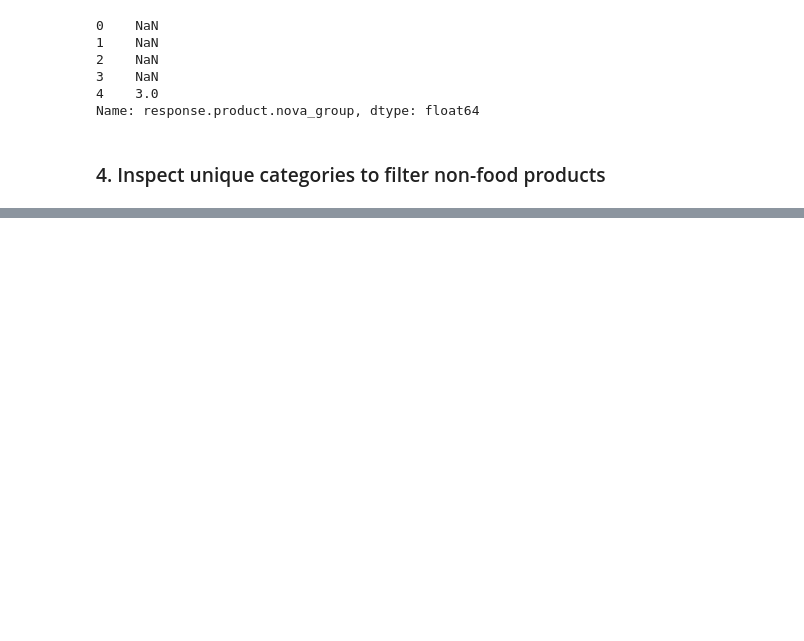
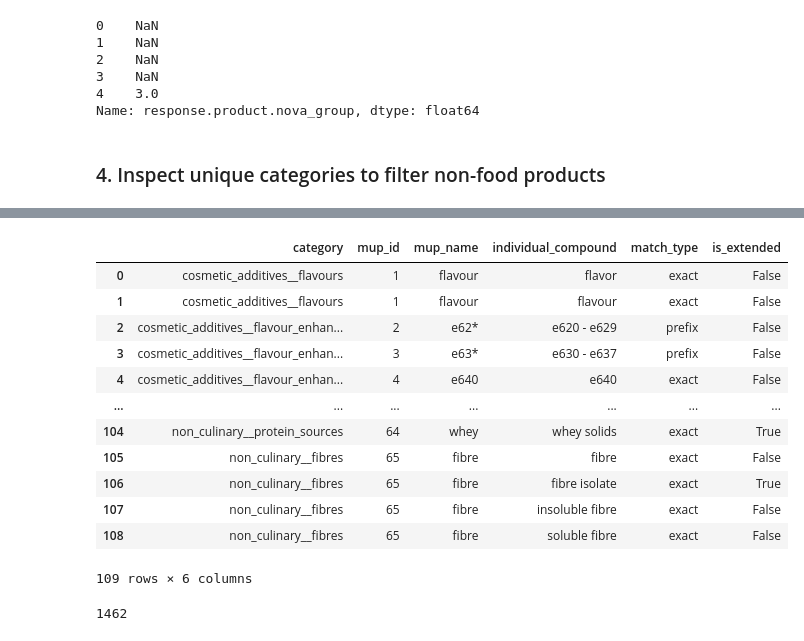
Before and after one commit to elimossmarks11/waitrose-scraper-api, a Jupyter notebook: data/enriched/Data_Validation.ipynb, the cells around one changed output, grey strips where cells are left out. Saved outputs shown, nothing was run; the diff lists cells and outputs as text; code cells hidden in the pictures; blank space fills up the shorter version.

```diff
--- a/data/enriched/Data_Validation.ipynb
+++ b/data/enriched/Data_Validation.ipynb
@@ -167,0 +150,17 @@ print(f"\n{len(categories)} unique categories found")
+# %%
+MUP_df = pd.read_excel('/files/problem-set-1-grayusan/data/enriched/MUP.csv')
+MUP_df
+# %% [output]
+|  | category | mup_id | mup_name | individual_compound | match_type | is_extended |
+| 0 | cosmetic_additives__flavours | 1 | flavour | flavor | exact | False |
+| 1 | cosmetic_additives__flavours | 1 | flavour | flavour | exact | False |
+| 2 | cosmetic_additives__flavour_enhan... | 2 | e62* | e620 - e629 | prefix | False |
+| 3 | cosmetic_additives__flavour_enhan... | 3 | e63* | e630 - e637 | prefix | False |
+| 4 | cosmetic_additives__flavour_enhan... | 4 | e640 | e640 | exact | False |
+| ... | ... | ... | ... | ... | ... | ... |
+| 104 | non_culinary__protein_sources | 64 | whey | whey solids | exact | True |
+| 105 | non_culinary__fibres | 65 | fibre | fibre | exact | False |
+| 106 | non_culinary__fibres | 65 | fibre | fibre isolate | exact | True |
+| 107 | non_culinary__fibres | 65 | fibre | insoluble fibre | exact | False |
+| 108 | non_culinary__fibres | 65 | fibre | soluble fibre | exact | False |
+109 rows × 6 columns
@@ -167,0 +178,5 @@ print(f"\n{len(categories)} unique categories found")
+# %%
+for product in scraped:
+    ingredients = product.get('ingredients', [])
+# %% [output]
+1462
```
Also changed, not shown: parts of 2 cells of this notebook, 7 other files.
